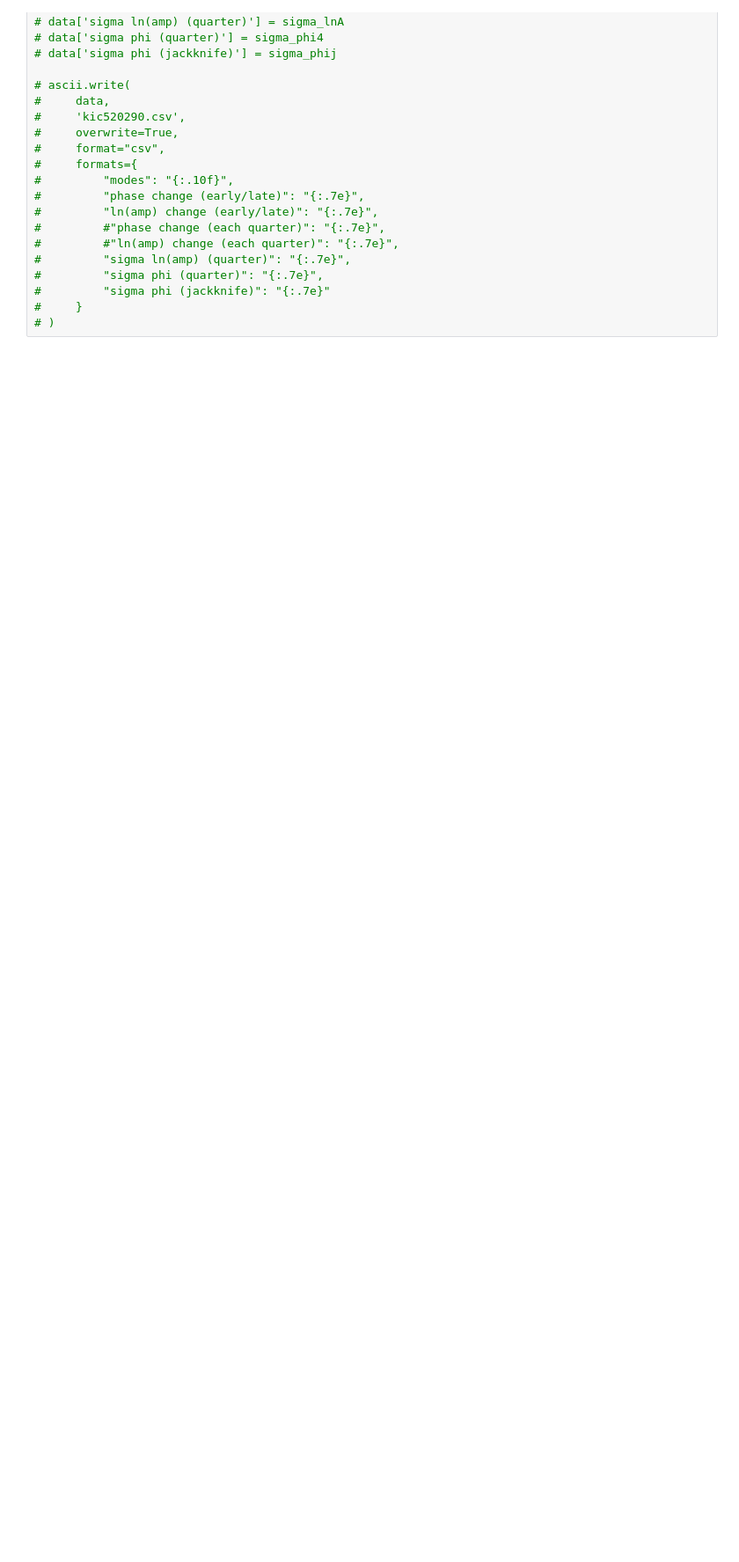
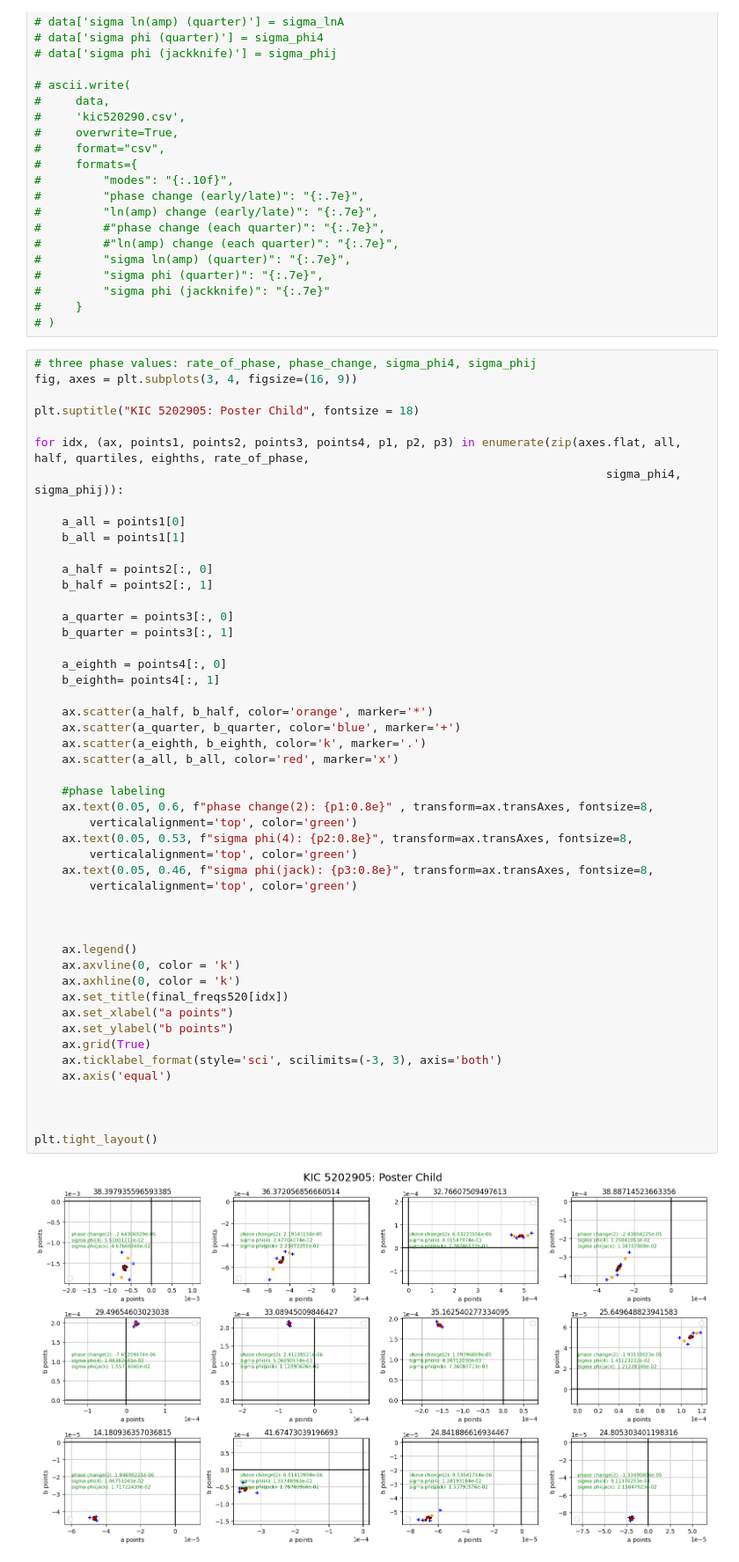
Before and after one commit to nanamiller/hogg_project, a Jupyter notebook: oscillator_catalog/functions_test.ipynb, the cells around one changed output. Shown: that part at 88% size. Cells and saved outputs as stored; diff of their text form; blank space fills up the shorter version.

```diff
--- a/oscillator_catalog/functions_test.ipynb
+++ b/oscillator_catalog/functions_test.ipynb
@@ -404,3 +407,54 @@ a_all = all[i][0] # a for first freq
 #         "sigma phi (jackknife)": "{:.7e}"
 #     }
 # )
+# %%
+# three phase values: rate_of_phase, phase_change, sigma_phi4, sigma_phij
+fig, axes = plt.subplots(3, 4, figsize=(16, 9))
+
+plt.suptitle("KIC 5202905: Poster Child", fontsize = 18)
+
+for idx, (ax, points1, points2, points3, points4, p1, p2, p3) in enumerate(zip(axes.flat, all, half, quartiles, eighths, rate_of_phase,
+                                                                                   sigma_phi4, sigma_phij)):
+
+    a_all = points1[0]
+    b_all = points1[1]
+
+    a_half = points2[:, 0]
+    b_half = points2[:, 1]
+
+    a_quarter = points3[:, 0]
+    b_quarter = points3[:, 1]
+
+    a_eighth = points4[:, 0]
+    b_eighth= points4[:, 1]
+
+    ax.scatter(a_half, b_half, color='orange', marker='*')
+    ax.scatter(a_quarter, b_quarter, color='blue', marker='+')
+    ax.scatter(a_eighth, b_eighth, color='k', marker='.')
+    ax.scatter(a_all, b_all, color='red', marker='x')
+
+    #phase labeling
+    ax.text(0.05, 0.6, f"phase change(2): {p1:0.8e}" , transform=ax.transAxes, fontsize=8,
+        verticalalignment='top', color='green')
+    ax.text(0.05, 0.53, f"sigma phi(4): {p2:0.8e}", transform=ax.transAxes, fontsize=8,
+        verticalalignment='top', color='green')
+    ax.text(0.05, 0.46, f"sigma phi(jack): {p3:0.8e}", transform=ax.transAxes, fontsize=8,
+        verticalalignment='top', color='green')
+
+
+
+    ax.legend()
+    ax.axvline(0, color = 'k')
+    ax.axhline(0, color = 'k')
+    ax.set_title(final_freqs520[idx])
+    ax.set_xlabel("a points")
+    ax.set_ylabel("b points")
+    ax.grid(True)
+    ax.ticklabel_format(style='sci', scilimits=(-3, 3), axis='both')
+    ax.axis('equal')
+
+
+
+plt.tight_layout()
+# %% [output]
+[figure, added]
```
Also changed, not shown: parts of 14 cells of this notebook.
